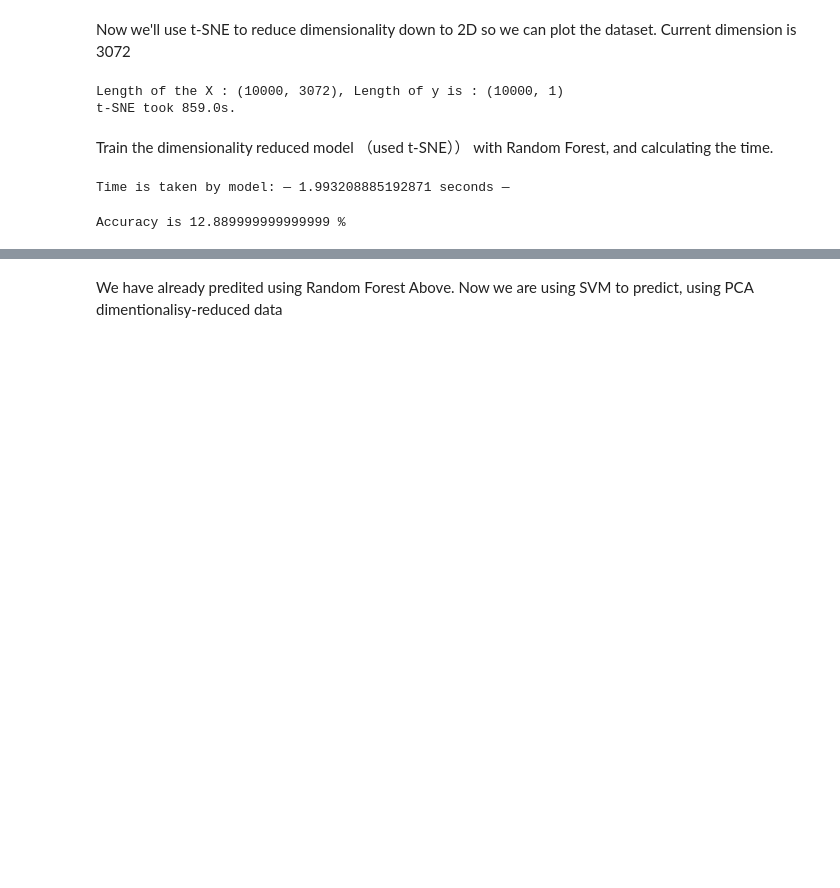
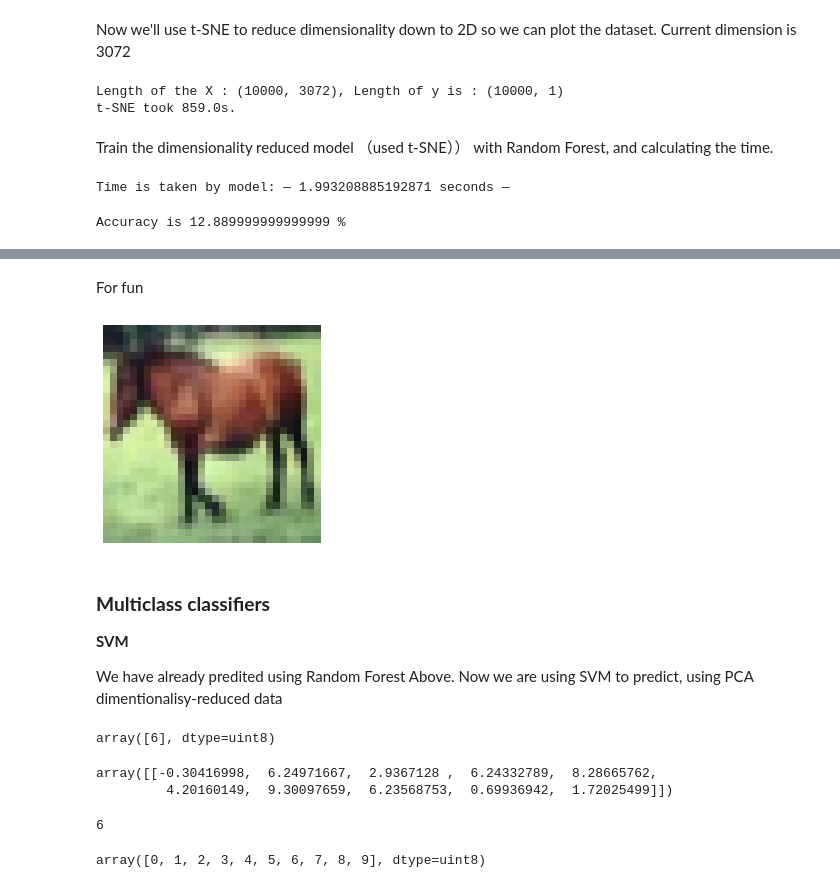
Before and after one commit to abbyWoot/AML, a Jupyter notebook: AML_Project3_JiahuiWu.ipynb, the cells around one changed output, grey strips where cells are left out. Drawn from its saved outputs; the diff is of its cells as text; code cells hidden in the pictures; blank space fills up the shorter version.

```diff
--- a/AML_Project3_JiahuiWu.ipynb
+++ b/AML_Project3_JiahuiWu.ipynb
@@ -107,3 +101,17 @@ classes = ['airplane', 'automobile', 'bird', 'cat', 'deer', 'dog', 'frog', 'hors
+# %%
+classes = ['airplane', 'automobile', 'bird', 'cat', 'deer', 'dog', 'frog', 'horse', 'ship', 'truck']
+def get_classes_index_by_name(name):
+  if name == 'airplane' : return 0
+  if name == 'automobile' : return 1
+  if name == 'bird' : return 2;
+  if name == 'cat' : return 3;
+  if name == 'deer' : return 4;
+  if name == 'dog' : return 5;
+  if name == 'frog' : return 6;
+  if name == 'horse' : return 7;
+  if name == 'ship' : return 8;
+  if name == 'truck' : return 9;
+  sys.exit("uknown classes")
 # %%
 def visualize_sample(X_train, y_train, classes, samples_per_class=7):
     """visualize some samples in the training datasets """
@@ -272,6 +264,4 @@ OneVsRestClassifier(estimator=LogisticRegression(C=1.0, class_weight=None,
 # %%
 from sklearn.linear_model import SGDClassifier
 
-svc = SGDClassifier(max_iter=1000, tol=1e-3, random_state=42)
-svc.fit(d2_X_train, y_train)
-predictions = svc.predict(d2_X_test)
+sgd_clf = SGDClassifier(max_iter=1000, tol=1e-3, random_state=42)
@@ -306,3 +282,39 @@ IndentationError: ignored
+# %% [markdown]
+For fun
+# %%
+randomX = d2_X_train[get_classes_index_by_name('horse')]
+randomX_image = randomX.reshape(32, 32,3)
+plt.imshow(randomX_image, cmap=mpl.cm.binary)
+plt.axis("off")
+
+plt.show()
+# %% [output]
+[figure, added]
 # %% [markdown]
+### **Multiclass classifiers**
+**SVM**
+
 We have already predited using Random Forest Above.
 Now we are using SVM to predict, using PCA dimentionalisy-reduced data
+# %%
+from sklearn.svm import SVC
+
+svm_clf = SVC(gamma="auto", random_state=42)
+svm_clf.fit(d2_X_train[:1000], y_train[:1000])
+svm_clf.predict([randomX])
+# %% [output]
+array([6], dtype=uint8)
+# %%
+randomX_scores = svm_clf.decision_function([randomX])
+randomX_scores
+# %% [output]
+array([[-0.30416998,  6.24971667,  2.9367128 ,  6.24332789,  8.28665762,
+         4.20160149,  9.30097659,  6.23568753,  0.69936942,  1.72025499]])
+# %%
+np.argmax(randomX_scores)
+# %% [output]
+6
+# %%
+svm_clf.classes_
+# %% [output]
+array([0, 1, 2, 3, 4, 5, 6, 7, 8, 9], dtype=uint8)
```
Also changed, not shown: parts of 16 cells of this notebook.
